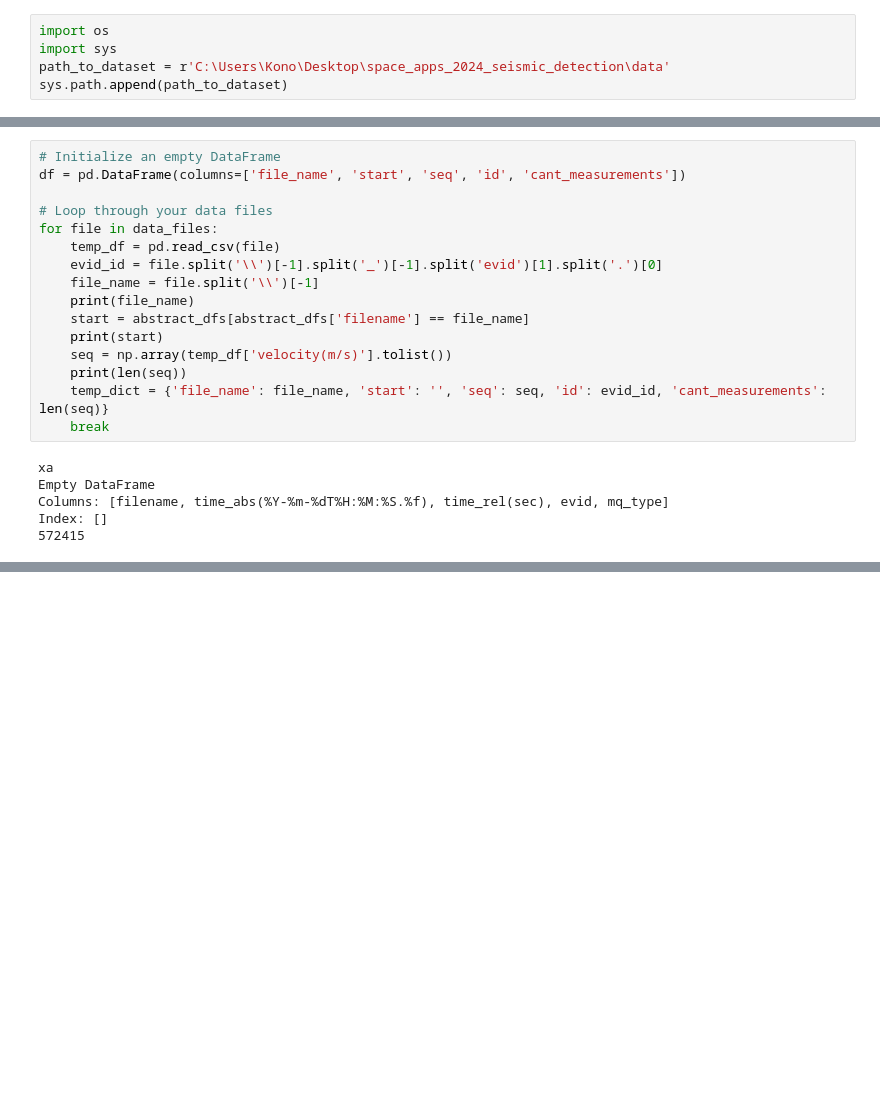
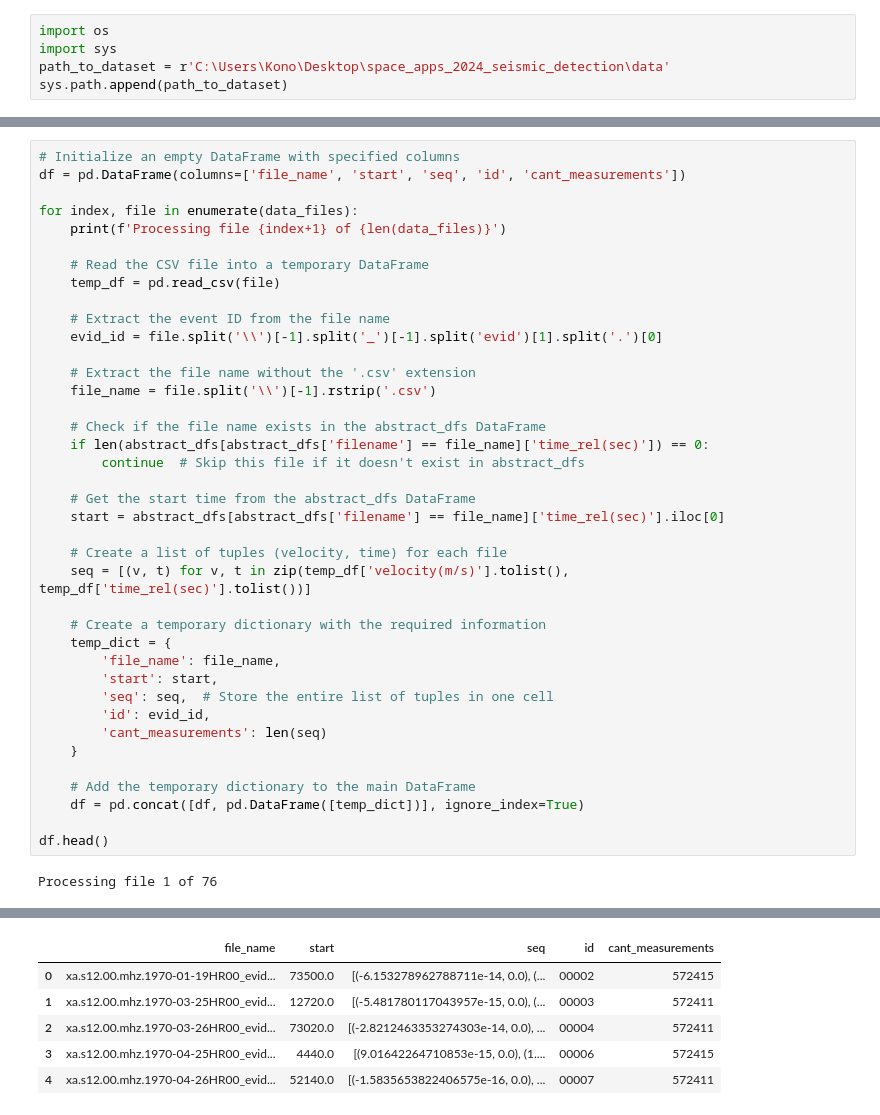
Before and after one commit to matiszpek/NASAhackaton, a Jupyter notebook: SeismicDet.ipynb, the cells around one changed output, grey strips where cells are left out. Saved outputs shown, nothing was run; the diff lists cells and outputs as text; blank space fills up the shorter version.

```diff
--- a/SeismicDet.ipynb
+++ b/SeismicDet.ipynb
@@ -40,22 +27,41 @@ len(data_files), abstract_dfs.head()
-# %%
-# Initialize an empty DataFrame
-df = pd.DataFrame(columns=['file_name', 'start', 'seq', 'id', 'cant_measurements'])
-
-# Loop through your data files
-for file in data_files:
-    temp_df = pd.read_csv(file)
-    evid_id = file.split('\\')[-1].split('_')[-1].split('evid')[1].split('.')[0]
-    file_name = file.split('\\')[-1]
-    print(file_name)
-    start = abstract_dfs[abstract_dfs['filename'] == file_name]
-    print(start)
-    seq = np.array(temp_df['velocity(m/s)'].tolist())
-    print(len(seq))
-    temp_dict = {'file_name': file_name, 'start': '', 'seq': seq, 'id': evid_id, 'cant_measurements': len(seq)}
-    break
-# %% [output]
-xa
-Empty DataFrame
-Columns: [filename, time_abs(%Y-%m-%dT%H:%M:%S.%f), time_rel(sec), evid, mq_type]
-Index: []
-572415
+# %%
+# Initialize an empty DataFrame with specified columns
+df = pd.DataFrame(columns=['file_name', 'start', 'seq', 'id', 'cant_measurements'])
+
+for index, file in enumerate(data_files):
+    print(f'Processing file {index+1} of {len(data_files)}')
+
+    # Read the CSV file into a temporary DataFrame
+    temp_df = pd.read_csv(file)
+
+    # Extract the event ID from the file name
+    evid_id = file.split('\\')[-1].split('_')[-1].split('evid')[1].split('.')[0]
+
+    # Extract the file name without the '.csv' extension
+    file_name = file.split('\\')[-1].rstrip('.csv')
+
+    # Check if the file name exists in the abstract_dfs DataFrame
+    if len(abstract_dfs[abstract_dfs['filename'] == file_name]['time_rel(sec)']) == 0:
+        continue  # Skip this file if it doesn't exist in abstract_dfs
+
+    # Get the start time from the abstract_dfs DataFrame
+    start = abstract_dfs[abstract_dfs['filename'] == file_name]['time_rel(sec)'].iloc[0]
+
+    # Create a list of tuples (velocity, time) for each file
+    seq = [(v, t) for v, t in zip(temp_df['velocity(m/s)'].tolist(), temp_df['time_rel(sec)'].tolist())]
+
+    # Create a temporary dictionary with the required information
+    temp_dict = {
+        'file_name': file_name,
+        'start': start,
+        'seq': seq,  # Store the entire list of tuples in one cell
+        'id': evid_id,
+        'cant_measurements': len(seq)
+    }
+
+    # Add the temporary dictionary to the main DataFrame
+    df = pd.concat([df, pd.DataFrame([temp_dict])], ignore_index=True)
+
+df.head()
+# %% [output]
+Processing file 1 of 76
@@ -61,0 +85,6 @@ Index: []
+|  | file_name | start | seq | id | cant_measurements |
+| 0 | xa.s12.00.mhz.1970-01-19HR00_evid... | 73500.0 | [(-6.153278962788711e-14, 0.0), (... | 00002 | 572415 |
+| 1 | xa.s12.00.mhz.1970-03-25HR00_evid... | 12720.0 | [(-5.481780117043957e-15, 0.0), (... | 00003 | 572411 |
+| 2 | xa.s12.00.mhz.1970-03-26HR00_evid... | 73020.0 | [(-2.8212463353274303e-14, 0.0), ... | 00004 | 572411 |
+| 3 | xa.s12.00.mhz.1970-04-25HR00_evid... | 4440.0 | [(9.01642264710853e-15, 0.0), (1.... | 00006 | 572415 |
+| 4 | xa.s12.00.mhz.1970-04-26HR00_evid... | 52140.0 | [(-1.5835653822406575e-16, 0.0), ... | 00007 | 572411 |
```
Also changed, not shown: parts of 3 cells of this notebook.
